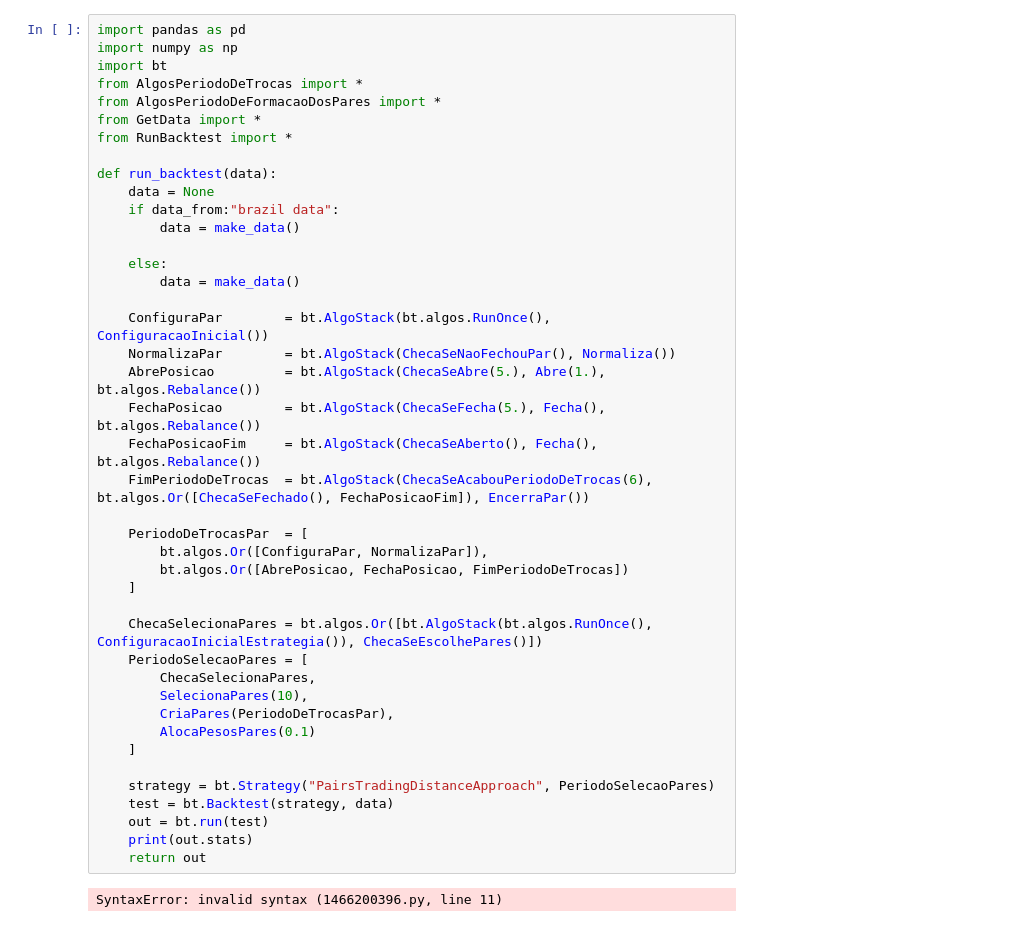
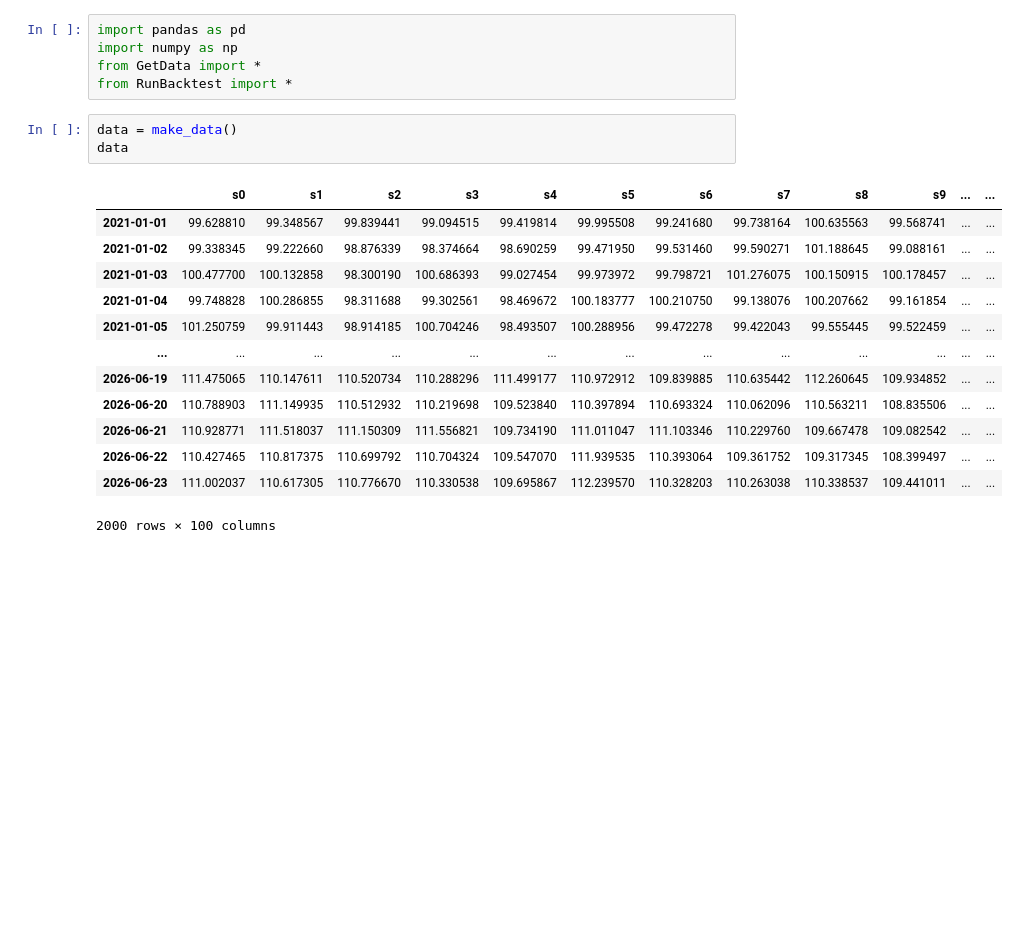
Before and after one commit to jvtdegelo/pairs_trading, a Jupyter notebook: DistanceApproach/par_bt.ipynb, the cells around one changed output. Drawn from its saved outputs; the diff is of its cells as text; blank space fills up the shorter version.

```diff
--- a/DistanceApproach/par_bt.ipynb
+++ b/DistanceApproach/par_bt.ipynb
@@ -1,44 +1,22 @@
-# %%
-import pandas as pd
-import numpy as np
-import bt
-from AlgosPeriodoDeTrocas import *
-from AlgosPeriodoDeFormacaoDosPares import *
-from GetData import *
-from RunBacktest import *
-
-def run_backtest(data):
-    data = None
-    if data_from:"brazil data":
-        data = make_data()
-
-    else:
-        data = make_data()
-
-    ConfiguraPar        = bt.AlgoStack(bt.algos.RunOnce(), ConfiguracaoInicial())
-    NormalizaPar        = bt.AlgoStack(ChecaSeNaoFechouPar(), Normaliza())
-    AbrePosicao         = bt.AlgoStack(ChecaSeAbre(5.), Abre(1.), bt.algos.Rebalance())
-    FechaPosicao        = bt.AlgoStack(ChecaSeFecha(5.), Fecha(), bt.algos.Rebalance())
-    FechaPosicaoFim     = bt.AlgoStack(ChecaSeAberto(), Fecha(), bt.algos.Rebalance())
-    FimPeriodoDeTrocas  = bt.AlgoStack(ChecaSeAcabouPeriodoDeTrocas(6), bt.algos.Or([ChecaSeFechado(), FechaPosicaoFim]), EncerraPar())
-
-    PeriodoDeTrocasPar  = [
-        bt.algos.Or([ConfiguraPar, NormalizaPar]),
-        bt.algos.Or([AbrePosicao, FechaPosicao, FimPeriodoDeTrocas])
-    ]
-
-    ChecaSelecionaPares = bt.algos.Or([bt.AlgoStack(bt.algos.RunOnce(), ConfiguracaoInicialEstrategia()), ChecaSeEscolhePares()])
-    PeriodoSelecaoPares = [
-        ChecaSelecionaPares,
-        SelecionaPares(10),
-        CriaPares(PeriodoDeTrocasPar),
-        AlocaPesosPares(0.1)
-    ]
-
-    strategy = bt.Strategy("PairsTradingDistanceApproach", PeriodoSelecaoPares)
-    test = bt.Backtest(strategy, data)
-    out = bt.run(test)
-    print(out.stats)
-    return out
-# %% [output]
-SyntaxError: invalid syntax (1466200396.py, line 11)
+# %%
+import pandas as pd
+import numpy as np
+from GetData import *
+from RunBacktest import *
+# %%
+data = make_data()
+data
+# %% [output]
+|  | s0 | s1 | s2 | s3 | s4 | s5 | s6 | s7 | s8 | s9 | ... | ... |
+| 2021-01-01 | 99.628810 | 99.348567 | 99.839441 | 99.094515 | 99.419814 | 99.995508 | 99.241680 | 99.738164 | 100.635563 | 99.568741 | ... | ... |
+| 2021-01-02 | 99.338345 | 99.222660 | 98.876339 | 98.374664 | 98.690259 | 99.471950 | 99.531460 | 99.590271 | 101.188645 | 99.088161 | ... | ... |
+| 2021-01-03 | 100.477700 | 100.132858 | 98.300190 | 100.686393 | 99.027454 | 99.973972 | 99.798721 | 101.276075 | 100.150915 | 100.178457 | ... | ... |
+| 2021-01-04 | 99.748828 | 100.286855 | 98.311688 | 99.302561 | 98.469672 | 100.183777 | 100.210750 | 99.138076 | 100.207662 | 99.161854 | ... | ... |
+| 2021-01-05 | 101.250759 | 99.911443 | 98.914185 | 100.704246 | 98.493507 | 100.288956 | 99.472278 | 99.422043 | 99.555445 | 99.522459 | ... | ... |
+| ... | ... | ... | ... | ... | ... | ... | ... | ... | ... | ... | ... | ... |
+| 2026-06-19 | 111.475065 | 110.147611 | 110.520734 | 110.288296 | 111.499177 | 110.972912 | 109.839885 | 110.635442 | 112.260645 | 109.934852 | ... | ... |
+| 2026-06-20 | 110.788903 | 111.149935 | 110.512932 | 110.219698 | 109.523840 | 110.397894 | 110.693324 | 110.062096 | 110.563211 | 108.835506 | ... | ... |
+| 2026-06-21 | 110.928771 | 111.518037 | 111.150309 | 111.556821 | 109.734190 | 111.011047 | 111.103346 | 110.229760 | 109.667478 | 109.082542 | ... | ... |
+| 2026-06-22 | 110.427465 | 110.817375 | 110.699792 | 110.704324 | 109.547070 | 111.939535 | 110.393064 | 109.361752 | 109.317345 | 108.399497 | ... | ... |
+| 2026-06-23 | 111.002037 | 110.617305 | 110.776670 | 110.330538 | 109.695867 | 112.239570 | 110.328203 | 110.263038 | 110.338537 | 109.441011 | ... | ... |
+2000 rows × 100 columns
```
Also changed, not shown: parts of 3 cells of this notebook.
